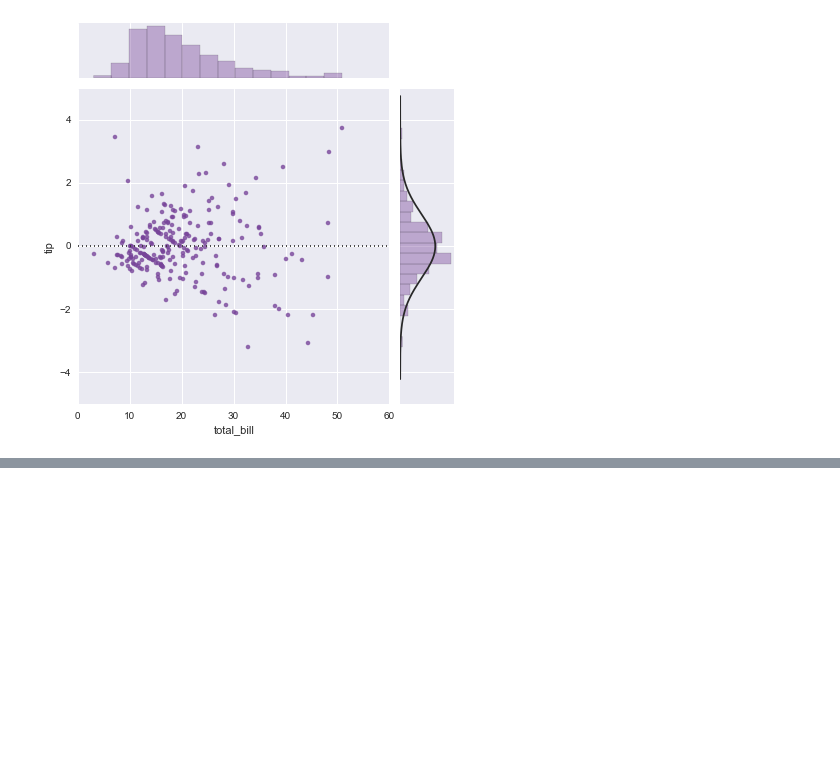
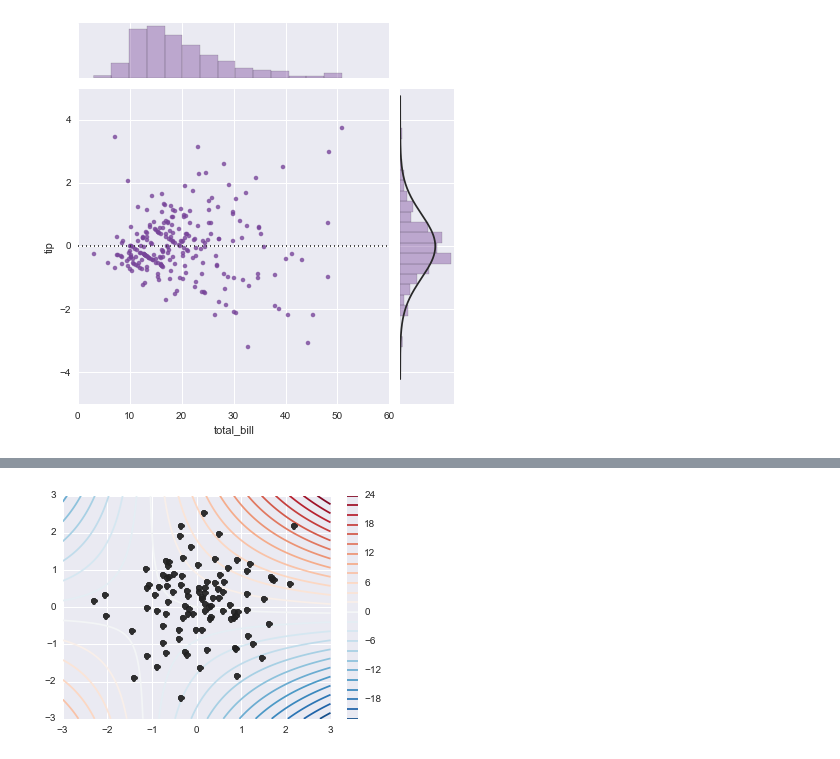
Before and after one commit to tarmstro/mvbop, a Jupyter notebook: seaborn_tutorial.ipynb, the cells around one changed output, grey strips where cells are left out. Drawn from its saved outputs; the diff is of its cells as text; code cells hidden in the pictures; blank space fills up the shorter version.

```diff
--- a/seaborn_tutorial.ipynb
+++ b/seaborn_tutorial.ipynb
@@ -399,0 +415,4 @@ sns.jointplot("total_bill", "tip", tips, kind="resid", color="#774499");
+# %%
+sns.interactplot(x1, x2, y1);
+# %% [output]
+[figure, added]
```
Also changed, not shown: parts of 2 cells of this notebook.
